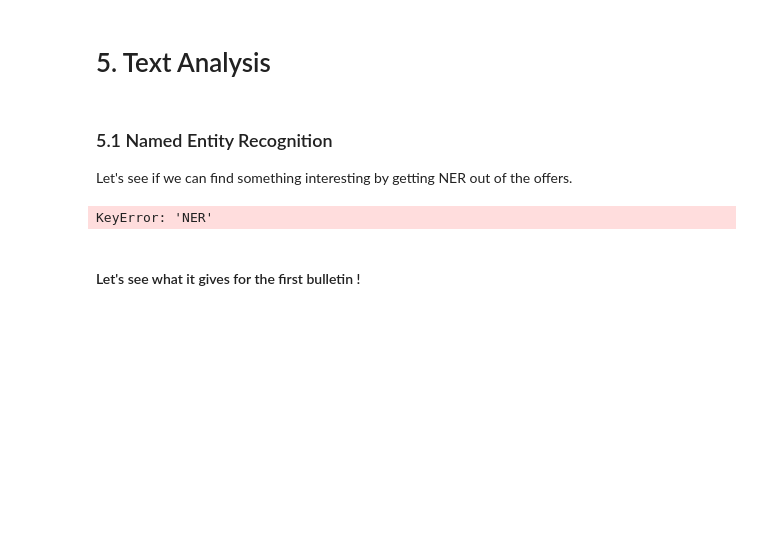
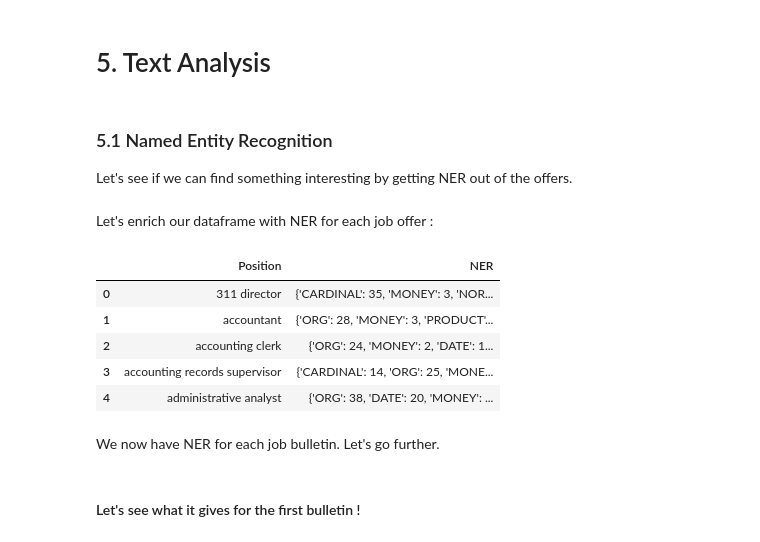
Before and after one commit to cvirginie/HumanMatters, a Jupyter notebook: HumanMatters_DS4Good_pdf.ipynb, the cells around one changed output. Drawn from its saved outputs; the diff is of its cells as text; code cells hidden in the pictures; blank space fills up the shorter version.

```diff
--- a/HumanMatters_DS4Good_pdf.ipynb
+++ b/HumanMatters_DS4Good_pdf.ipynb
@@ -1215,10 +1215,19 @@ def get_NER(text):
     return Counter(labels)
 
 df['NER'] = df['raw_job_text'].apply(lambda x : get_NER(x))
+# %% [markdown]
+Let's enrich our dataframe with NER for each job offer :
 # %%
-df['NER'].head()
+df[['Position','NER']].head()
 # %% [output]
-KeyError: 'NER'
+|  | Position | NER |
+| 0 | 311 director | {'CARDINAL': 35, 'MONEY': 3, 'NOR... |
+| 1 | accountant | {'ORG': 28, 'MONEY': 3, 'PRODUCT'... |
+| 2 | accounting clerk | {'ORG': 24, 'MONEY': 2, 'DATE': 1... |
+| 3 | accounting records supervisor | {'CARDINAL': 14, 'ORG': 25, 'MONE... |
+| 4 | administrative analyst | {'ORG': 38, 'DATE': 20, 'MONEY': ... |
+# %% [markdown]
+We now have NER for each job bulletin. Let's go further.
 # %% [markdown]
 #### Let's see what it gives for the first bulletin !
 # %%
```
